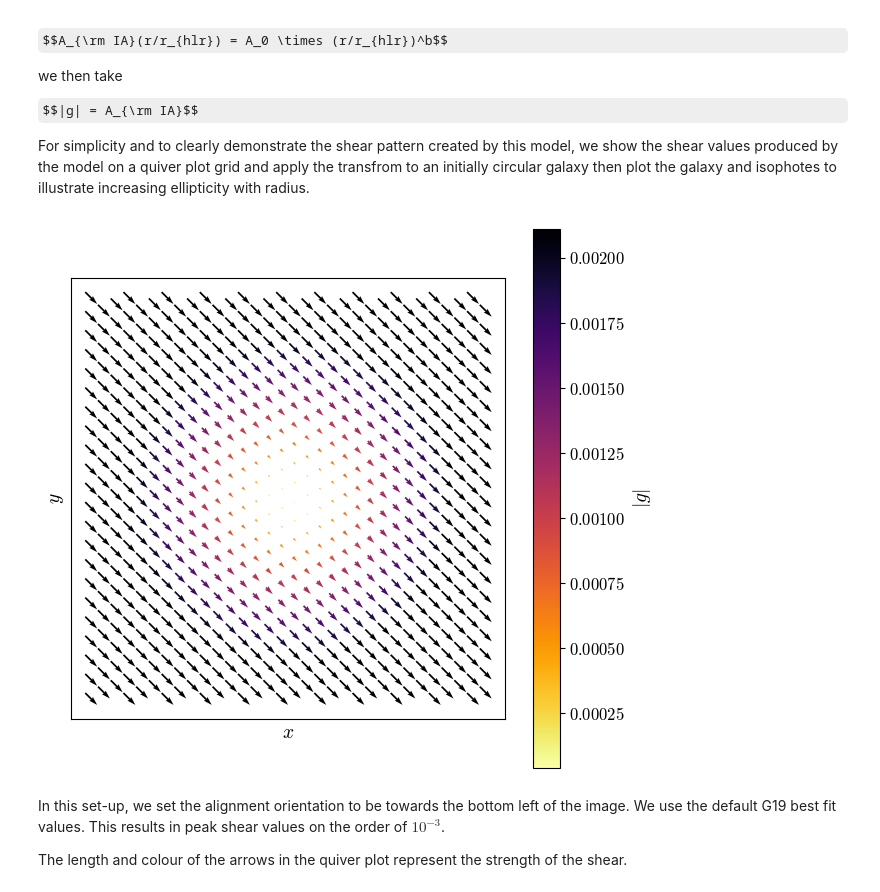
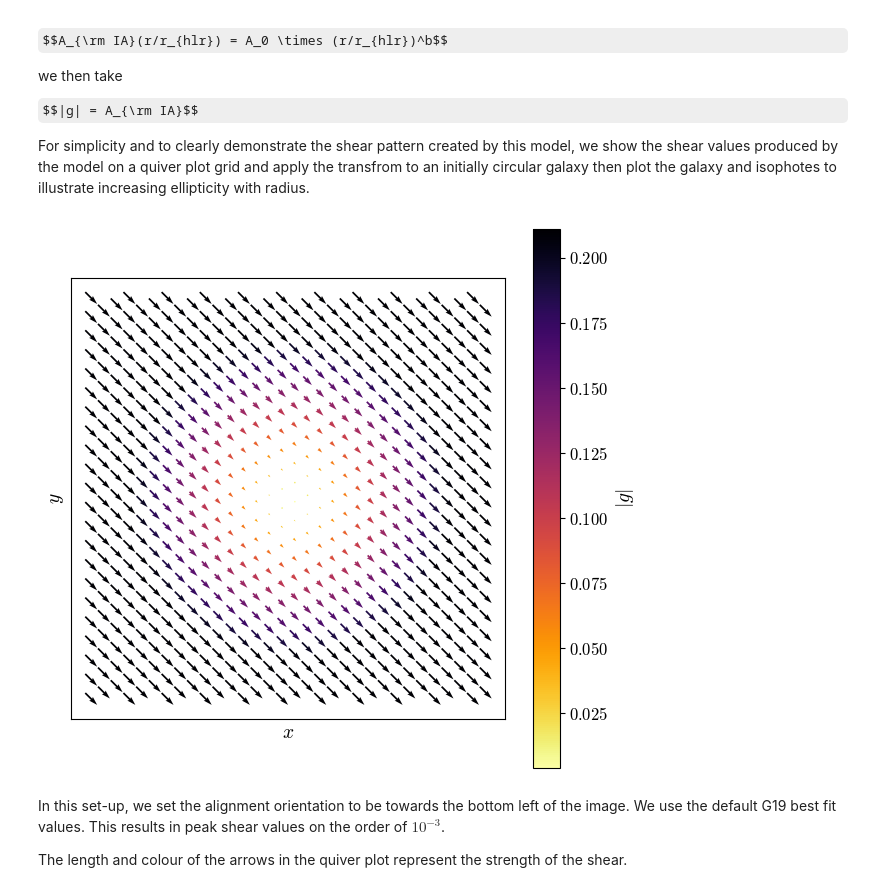
Before and after one commit to CMacM/BATSim, a Jupyter notebook: notebooks/examples/3_Intrinsic_Alignment/intrinsic_alignment_example.ipynb, the cells around one changed output. Drawn from its saved outputs; the diff is of its cells as text; code cells hidden in the pictures; some formulas as TeX source.

```diff
--- a/notebooks/examples/3_Intrinsic_Alignment/intrinsic_alignment_example.ipynb
+++ b/notebooks/examples/3_Intrinsic_Alignment/intrinsic_alignment_example.ipynb
@@ -77,9 +77,11 @@ npix = 64
 hlr = 1.0
 pos_angle = -45.0
 
-# Construct IA transfrom object.
+# Construct IA transfrom object. We scale the amplitude
+# by two orders of magnitude to make the effect more
+# obvious visually.
 ia_transform = batsim.IATransform(
-    A=popt[0],
+    A=popt[0]*100,
     scale=pix_scale,
     hlr=hlr,
     phi=np.radians(pos_angle)
@@ -106,35 +108,35 @@ v = g_abs * np.sin(phi_plot)
 # Downsample to avoid plotting 4096 overlapping arrows.
 step = 6
 
 # Quiver plot
 fig, ax = plt.subplots(figsize=(7, 7))
 
 q = ax.quiver(
     x[::step],
     y[::step],
     u[::step],
     v[::step],
     np.hypot(u[::step], v[::step]),
     angles="xy",
     scale_units="xy",
-    scale=0.004, # smaller scale produces longer arrows
+    scale=0.4, # smaller scale produces longer arrows
     width=0.004, # smaller width produces thinner arrows
     cmap="inferno_r",
     pivot="middle",
 )
 
 ax.set_aspect("equal")
 ax.set_xlabel(r"$x$", fontsize=14)
 ax.set_ylabel(r"$y$", fontsize=14)
 ax.set_xticks([])
 ax.set_yticks([])
 cb = fig.colorbar(q, ax=ax, label=r"$|g|$")
 cb.set_label(r"$|g|$", fontsize=14)
 cb.ax.tick_params(labelsize=12)
 fig.savefig('IA_model_G19_quiver.pdf', dpi=300, bbox_inches='tight')
 plt.show()
 # %% [output]
-[figure, old version]
+[figure, new version]
 # %% [markdown]
 In this set-up, we set the alignment orientation to be towards the bottom left of the image. We use the default G19 best fit values. This results in peak shear values on the order of $10^{-3}$.
 
```
Also changed, not shown: parts of 5 cells of this notebook, 11 other files.
